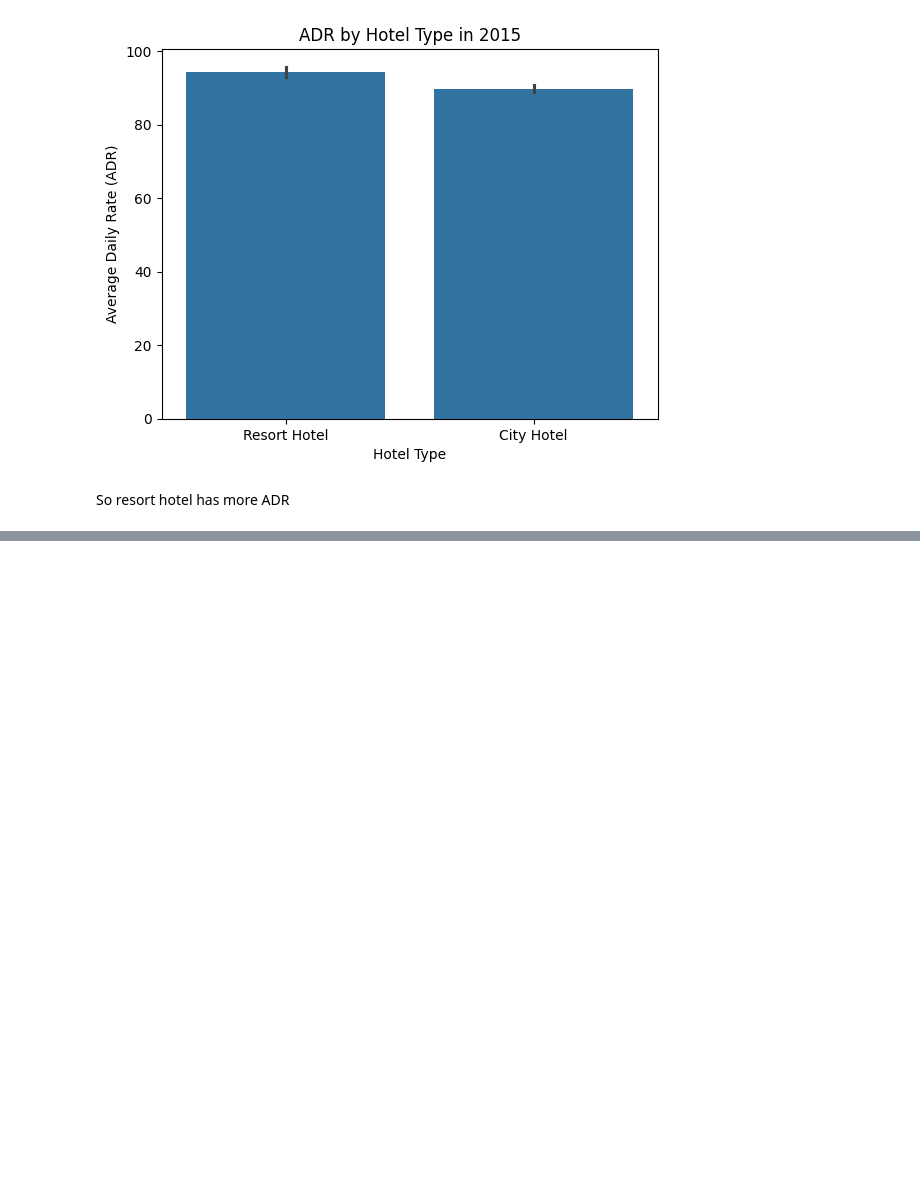
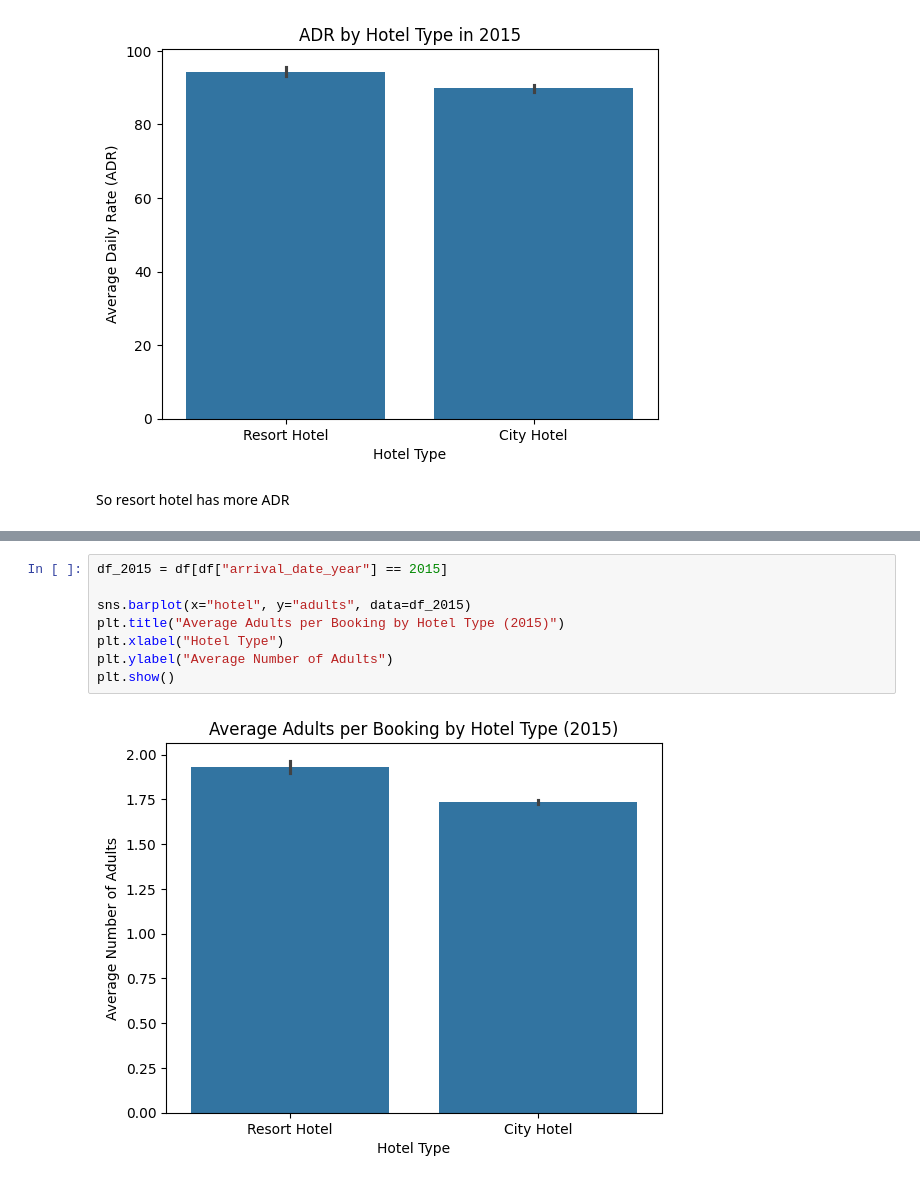
Before and after one commit to mayurimamdi/HotelBookingSystem, a Jupyter notebook: notebooks/01_eda.ipynb, the cells around one changed output, grey strips where cells are left out. Saved outputs shown, nothing was run; the diff lists cells and outputs as text; blank space fills up the shorter version.

Commit message:
Update EDA and save cleaned hotel booking dataset

```diff
--- a/notebooks/01_eda.ipynb
+++ b/notebooks/01_eda.ipynb
@@ -469,0 +503,10 @@ So resort hotel has more ADR
+# %%
+df_2015 = df[df["arrival_date_year"] == 2015]
+
+sns.barplot(x="hotel", y="adults", data=df_2015)
+plt.title("Average Adults per Booking by Hotel Type (2015)")
+plt.xlabel("Hotel Type")
+plt.ylabel("Average Number of Adults")
+plt.show()
+# %% [output]
+[figure, added]
```
Also changed, not shown: parts of 21 cells of this notebook, 3 other files.
